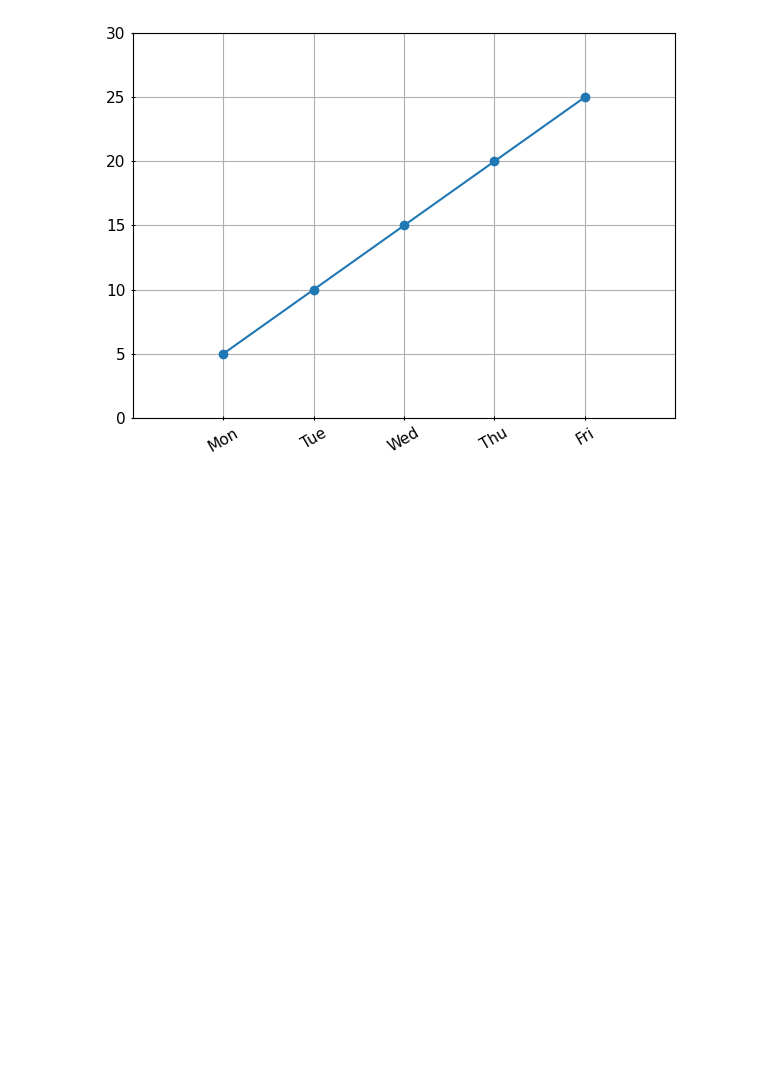
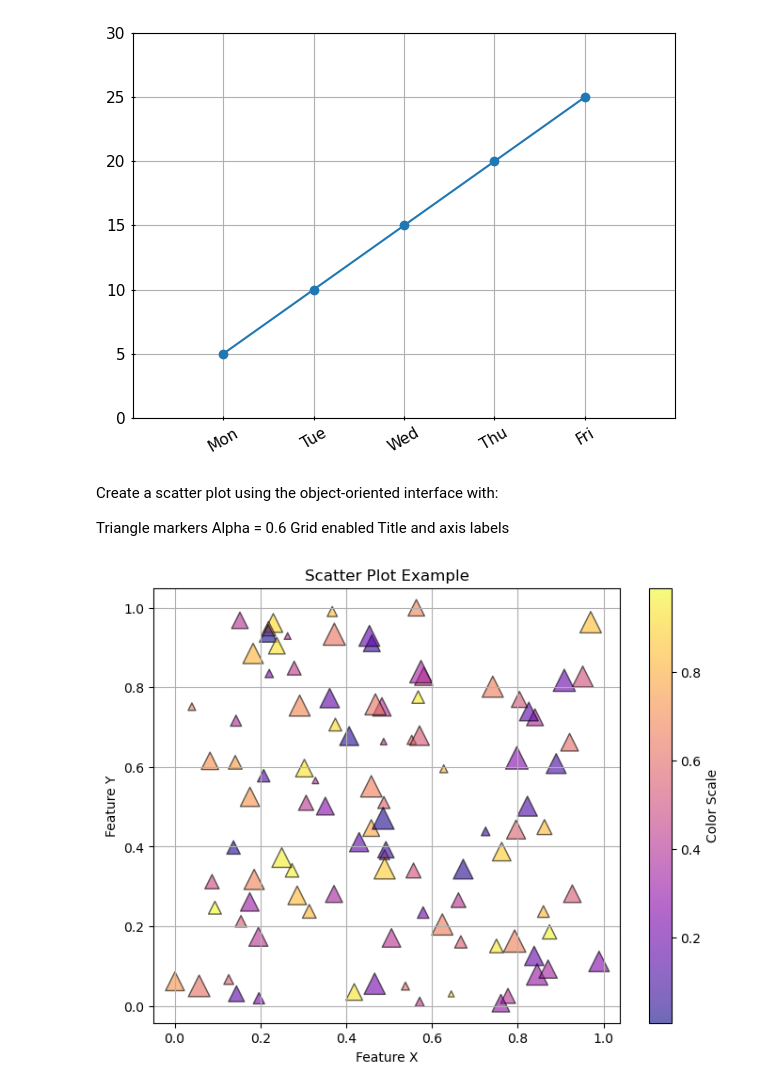
Before and after one commit to DhruvBihani3478/data-science-learning, a Jupyter notebook: Data-Analytics/matplotlibassignments.ipynb, the cells around one changed output. Cells and saved outputs as stored; diff of their text form; code cells hidden in the pictures; blank space fills up the shorter version.

```diff
--- a/Data-Analytics/matplotlibassignments.ipynb
+++ b/Data-Analytics/matplotlibassignments.ipynb
@@ -148,3 +148,31 @@ plt.grid(True)
 plt.show()
 # %% [output]
 [figure]
+# %% [markdown]
+Create a scatter plot using the object-oriented interface with:
+
+Triangle markers
+Alpha = 0.6
+Grid enabled
+Title and axis labels
+# %%
+import numpy as np
+
+x=np.random.rand(100)
+y=np.random.rand(100)
+s=np.random.randint(20,300,100)
+c=np.random.rand(100)
+
+fig,ax=plt.subplots(figsize=(8,6))
+
+scatter=ax.scatter(x,y,s=s,c=c,marker="^", cmap="plasma",alpha=0.6,edgecolor="black")
+
+fig.colorbar(scatter, ax=ax, label="Color Scale")
+
+ax.set_title("Scatter Plot Example")
+ax.set_xlabel("Feature X")
+ax.set_ylabel("Feature Y")
+ax.grid(True)
+plt.show()
+# %% [output]
+[figure, added]
```
Also changed, not shown: parts of 4 cells of this notebook.
